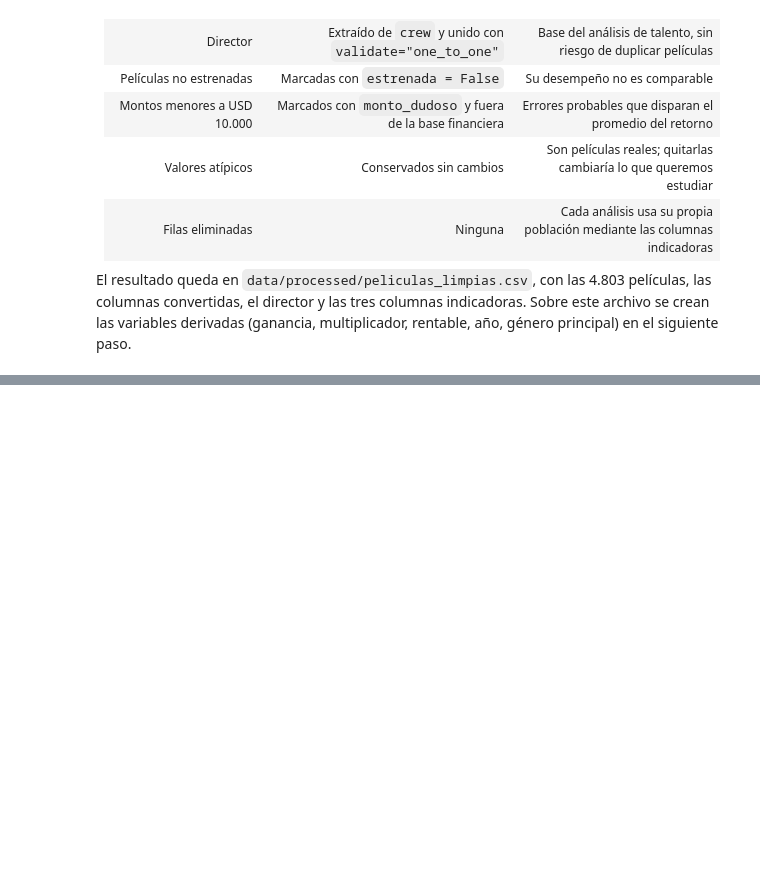
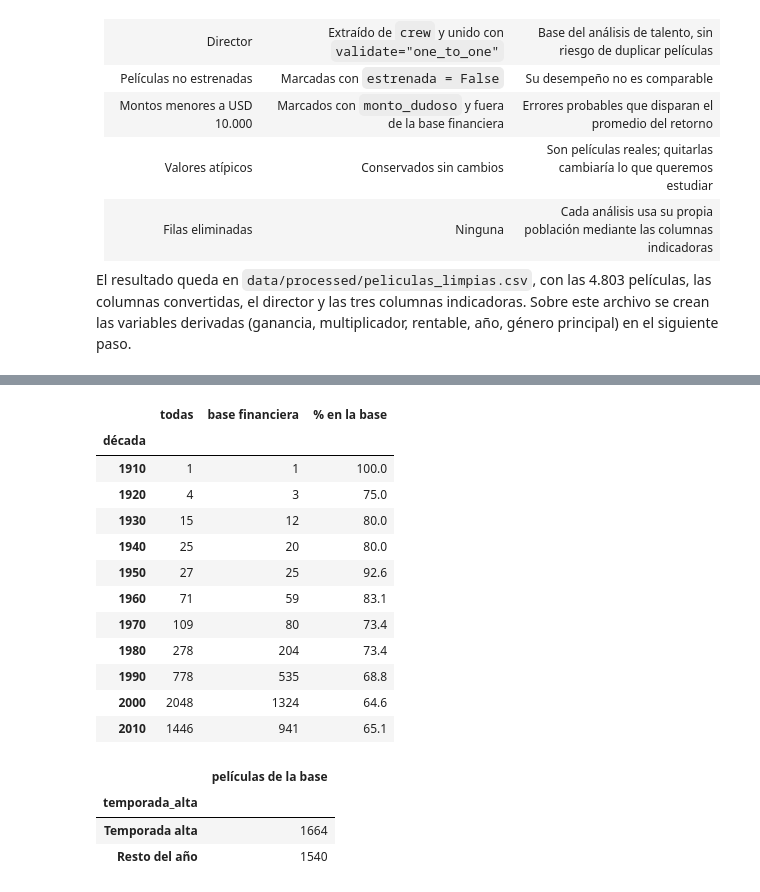
Before and after one commit to JulianHZ711/analisis-datos-evento-3, a Jupyter notebook: notebooks/02_preparacion_modelado.ipynb, the cells around one changed output, grey strips where cells are left out. Saved outputs shown, nothing was run; the diff lists cells and outputs as text; code cells hidden in the pictures; blank space fills up the shorter version.

```diff
--- a/notebooks/02_preparacion_modelado.ipynb
+++ b/notebooks/02_preparacion_modelado.ipynb
@@ -809,0 +818,11 @@ El resultado queda en `data/processed/peliculas_limpias.csv`, con las 4.803 pel
+# %%
+MESES_TEMPORADA_ALTA = [5, 6, 7, 8, 11, 12]
+UMBRAL_RENTABLE = 2
+UMBRALES_SENSIBILIDAD = [1.5, 2, 2.5, 3]
+MIN_PELICULAS_GENERO = 50
+CORTES_DURACION = [0, 90, 120, 150, np.inf]
+ETIQUETAS_DURACION = ["Corta", "Estándar", "Larga", "Muy larga"]
+AZUL, GRIS = "#2b6cb0", "#a0aec0"
+
+derivadas = peliculas.copy()
+en_base = derivadas["base_financiera"]
@@ -809,0 +837,36 @@ El resultado queda en `data/processed/peliculas_limpias.csv`, con las 4.803 pel
+# %%
+derivadas["anio"] = derivadas["release_date"].dt.year.astype("Int64")
+derivadas["mes"] = derivadas["release_date"].dt.month.astype("Int64")
+derivadas["decada"] = derivadas["anio"] // 10 * 10
+derivadas["temporada_alta"] = (derivadas["mes"].isin(MESES_TEMPORADA_ALTA)
+                               .astype("boolean").mask(derivadas["mes"].isna()))
+
+por_decada = pd.DataFrame({
+    "todas": derivadas["decada"].value_counts(),
+    "base financiera": derivadas.loc[en_base, "decada"].value_counts(),
+}).sort_index().fillna(0).astype(int)
+por_decada["% en la base"] = (por_decada["base financiera"] / por_decada["todas"] * 100).round(1)
+display(por_decada.rename_axis("década"))
+
+temporada_base = (derivadas.loc[en_base, "temporada_alta"]
+                  .map({True: "Temporada alta", False: "Resto del año"})
+                  .value_counts().rename("películas de la base").to_frame())
+display(temporada_base)
+# %% [output]
+|  | todas | base financiera | % en la base |
+| década |  |  |  |
+| 1910 | 1 | 1 | 100.0 |
+| 1920 | 4 | 3 | 75.0 |
+| 1930 | 15 | 12 | 80.0 |
+| 1940 | 25 | 20 | 80.0 |
+| 1950 | 27 | 25 | 92.6 |
+| 1960 | 71 | 59 | 83.1 |
+| 1970 | 109 | 80 | 73.4 |
+| 1980 | 278 | 204 | 73.4 |
+| 1990 | 778 | 535 | 68.8 |
+| 2000 | 2048 | 1324 | 64.6 |
+| 2010 | 1446 | 941 | 65.1 |
+|  | películas de la base |
+| temporada_alta |  |
+| Temporada alta | 1664 |
+| Resto del año | 1540 |
```
Also changed, not shown: parts of 16 cells of this notebook, 1 other file.
